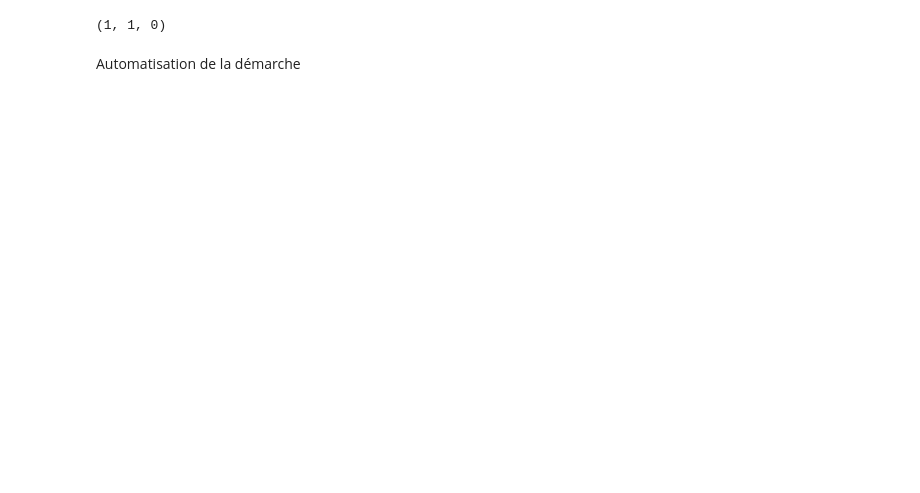
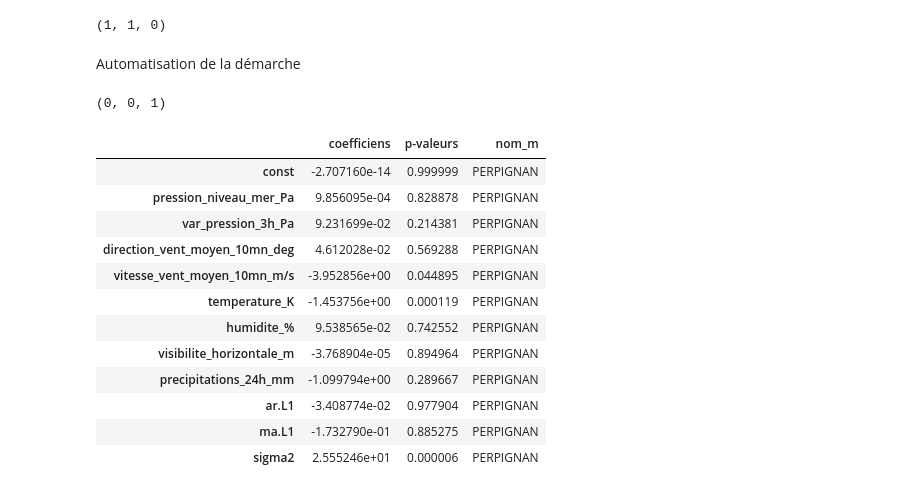
Before and after one commit to Antoine-Merienne/Projet-data-science-Mornand-Merienne, a Jupyter notebook: analyse_pollution_air.ipynb, the cells around one changed output. Cells and saved outputs as stored; diff of their text form; code cells hidden in the pictures; blank space fills up the shorter version.

Commit message:
Modèl ARIMA 3

```diff
--- a/analyse_pollution_air.ipynb
+++ b/analyse_pollution_air.ipynb
@@ -538,7 +538,8 @@ Y_t = processus_gdf.loc[:,[
     'O3',
     'PM2.5',
     'PM10',
-    'SO2'
+    'SO2',
+    'population'
     ]].reset_index()
 
 Y_t.replace('NaN', np.nan, inplace=True,)
@@ -884,0 +885,70 @@ X_t_sample = X_t.sample(60)
+# %%
+from statistics import mode
+Y_t_sample = Y_t[(Y_t['population']>=10000)].sample(3)
+
+target_variable = 'NO2'
+exog_variables = ['pression_niveau_mer_Pa',
+    'var_pression_3h_Pa',
+    'direction_vent_moyen_10mn_deg',
+    'vitesse_vent_moyen_10mn_m/s',
+    'temperature_K',
+    'humidite_%',
+    'visibilite_horizontale_m',
+    'precipitations_24h_mm'
+    ]
+
+exog_data =arima_mensuel(X_t, ville).loc[:, exog_variables].dropna()
+exog = sm.add_constant(exog_data)
+endog = arima_mensuel(Y_t, ville).loc[exog_data.index,target_variable]
+
+for ville in list(Y_t_sample['nom_m']):
+    #Set pour gagner en vitesse d'exécution
+    set_hyp_param = []
+
+    #On calcule le modèle optimal pour l'échantillon de villes
+    exog_data =arima_mensuel(X_t, ville).loc[:, exog_variables].dropna()
+    exog = sm.add_constant(exog_data)
+    endog = arima_mensuel(Y_t, ville).loc[exog_data.index,target_variable]
+    set_hyp_param.append(select_model_optimized(endog = endog,exog =  exog, P = 5, Q = 5, D = 3))
+    result = mode(set_hyp_param)
+
+result
+# %% [output]
+(0, 0, 1)
+# %%
+hyper_parametres = (1,1,1)
+ville = 'PERPIGNAN'
+polluant = 'NO2'
+def resultat_arimax(Y,X = None, polluant ='NO2', hyper_param =(1,0,1), ville = 'STRASBOURG'):
+    '''Cette fonction calcule les coefficiens ARIMA sachant les paramètres du modèles donnés.
+        Elle revoit un dataframe contenant les valeurs estimées du modèles (coefficients et p-valeurs)
+    '''
+
+    exog_data =arima_mensuel(X, ville).loc[:, exog_variables].dropna()
+    exog = sm.add_constant(exog_data)
+    endog = arima_mensuel(Y, ville).loc[exog_data.index,polluant]
+    # Modèle non saisonnier
+    model = sm.tsa.statespace.SARIMAX(endog, exog,
+                order=hyper_param,  # p, d, q
+                enforce_stationarity=False,
+                enforce_invertibility=False)
+
+    results = model.fit(disp=False)
+    return pd.DataFrame({'coefficiens' : results.params,'p-valeurs' : results.pvalues, 'nom_m':ville}
+)
+
+resultat_arimax(Y_t,X_t,polluant=polluant,hyper_param=hyper_parametres,ville = ville)
+# %% [output]
+|  | coefficiens | p-valeurs | nom_m |
+| const | -2.707160e-14 | 0.999999 | PERPIGNAN |
+| pression_niveau_mer_Pa | 9.856095e-04 | 0.828878 | PERPIGNAN |
+| var_pression_3h_Pa | 9.231699e-02 | 0.214381 | PERPIGNAN |
+| direction_vent_moyen_10mn_deg | 4.612028e-02 | 0.569288 | PERPIGNAN |
+| vitesse_vent_moyen_10mn_m/s | -3.952856e+00 | 0.044895 | PERPIGNAN |
+| temperature_K | -1.453756e+00 | 0.000119 | PERPIGNAN |
+| humidite_% | 9.538565e-02 | 0.742552 | PERPIGNAN |
+| visibilite_horizontale_m | -3.768904e-05 | 0.894964 | PERPIGNAN |
+| precipitations_24h_mm | -1.099794e+00 | 0.289667 | PERPIGNAN |
+| ar.L1 | -3.408774e-02 | 0.977904 | PERPIGNAN |
+| ma.L1 | -1.732790e-01 | 0.885275 | PERPIGNAN |
+| sigma2 | 2.555246e+01 | 0.000006 | PERPIGNAN |
```
Also changed, not shown: parts of 3 cells of this notebook.
